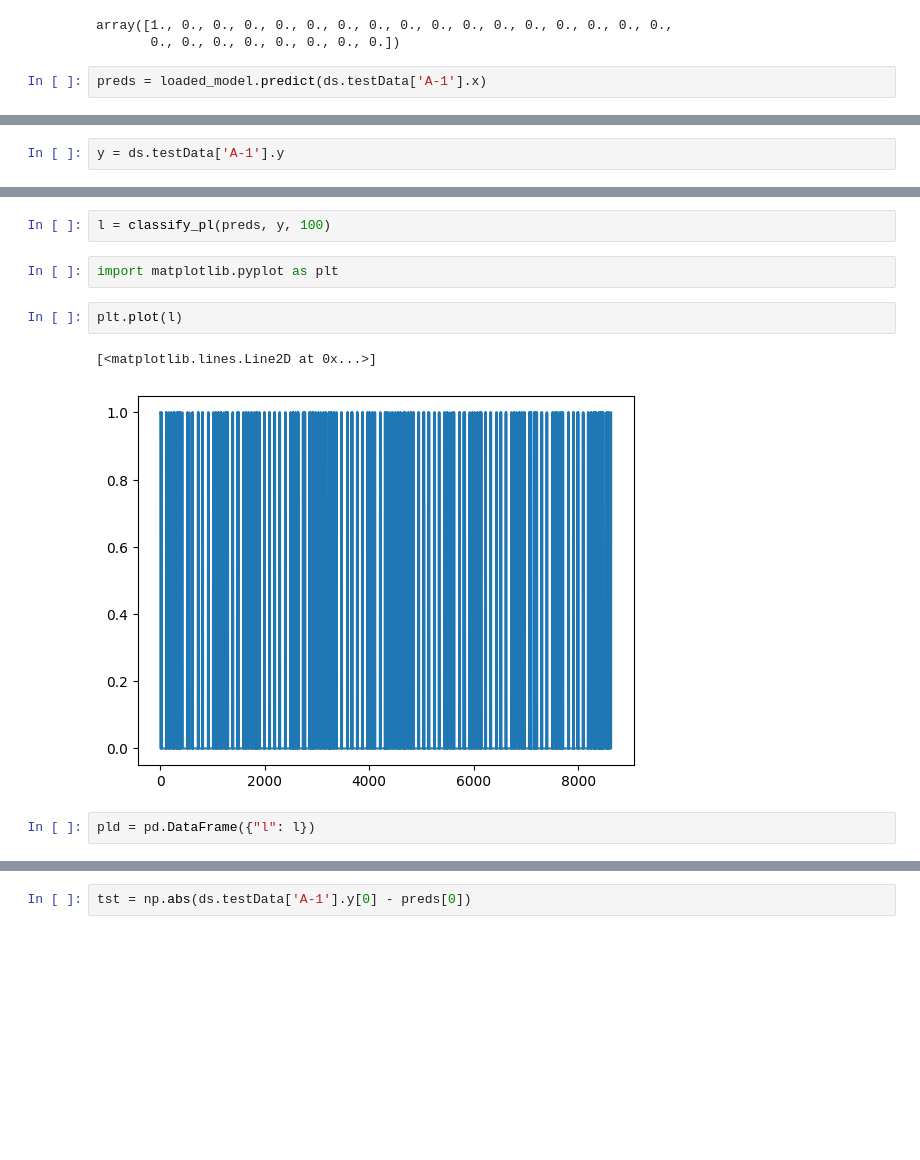
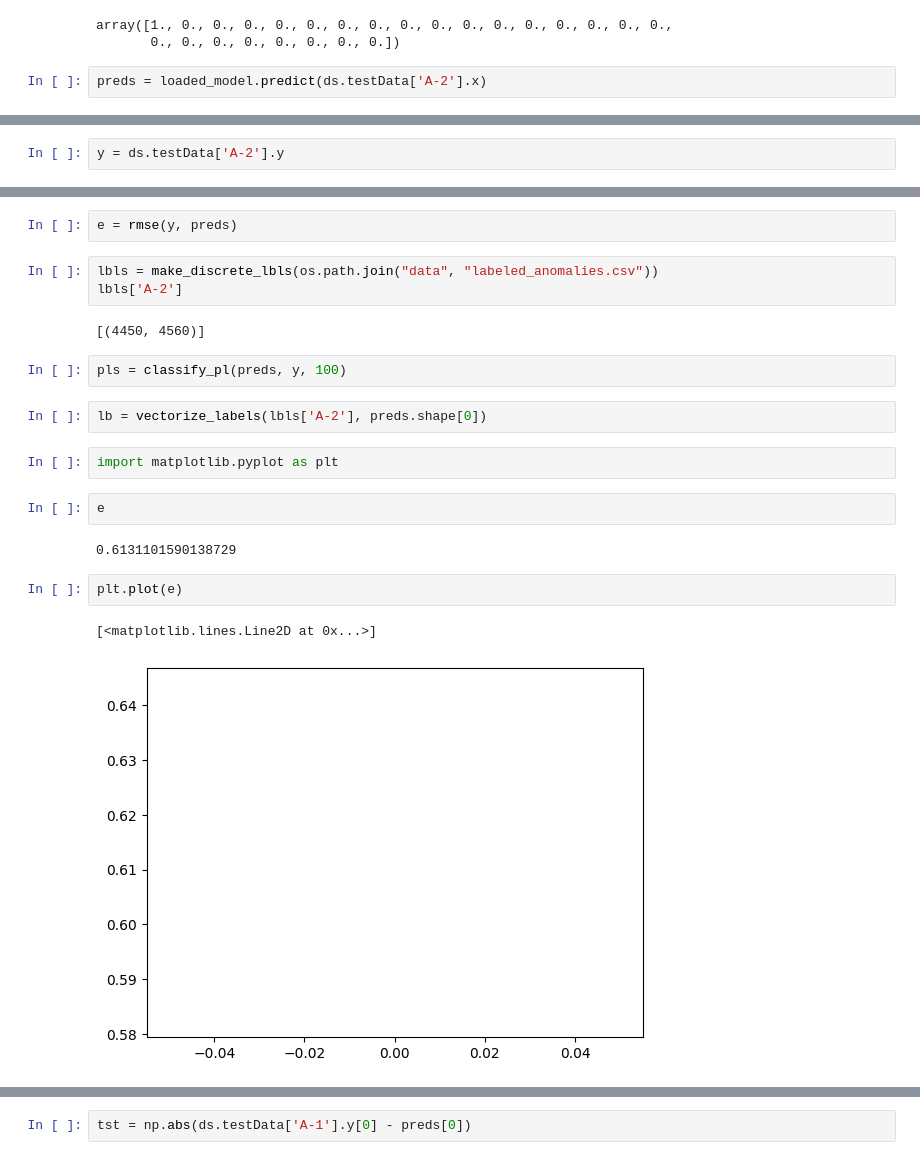
Before and after one commit to cudajay/Seq2SeqAnom, a Jupyter notebook: classifier_exp.ipynb, the cells around one changed output, grey strips where cells are left out. Cells and saved outputs as stored; diff of their text form; blank space fills up the shorter version.

Commit message:
vectorize discrete labels

```diff
--- a/classifier_exp.ipynb
+++ b/classifier_exp.ipynb
@@ -69,5 +69,5 @@ ds.testData['A-1'].y[0]
 array([1., 0., 0., 0., 0., 0., 0., 0., 0., 0., 0., 0., 0., 0., 0., 0., 0.,
        0., 0., 0., 0., 0., 0., 0., 0.])
 # %%
-preds = loaded_model.predict(ds.testData['A-1'].x)
+preds = loaded_model.predict(ds.testData['A-2'].x)
 # %% [output]
@@ -85,3 +97,3 @@ array([[ 1.0028812e+00, -5.6848436e-04, -3.2823817e-03,  8.4697576e-03,
 # %%
-y = ds.testData['A-1'].y
+y = ds.testData['A-2'].y
 # %%
@@ -89,11 +104,22 @@ from Utils import get_e, rmse, mae, classify_pl
+# %%
+e = rmse(y, preds)
+# %%
+lbls = make_discrete_lbls(os.path.join("data", "labeled_anomalies.csv"))
+lbls['A-2']
+# %% [output]
+[(4450, 4560)]
 # %%
-l = classify_pl(preds, y, 100)
+pls = classify_pl(preds, y, 100)
+# %%
+lb = vectorize_labels(lbls['A-2'], preds.shape[0])
 # %%
 import matplotlib.pyplot as plt
+# %%
+e
+# %% [output]
+0.6131101590138729
 # %%
-plt.plot(l)
+plt.plot(e)
 # %% [output]
 [<matplotlib.lines.Line2D at 0x...>]
-[figure, old version]
+[figure, new version]
-# %%
-pld = pd.DataFrame({"l": l})
```
Also changed, not shown: parts of 8 cells of this notebook, 2 other files.
